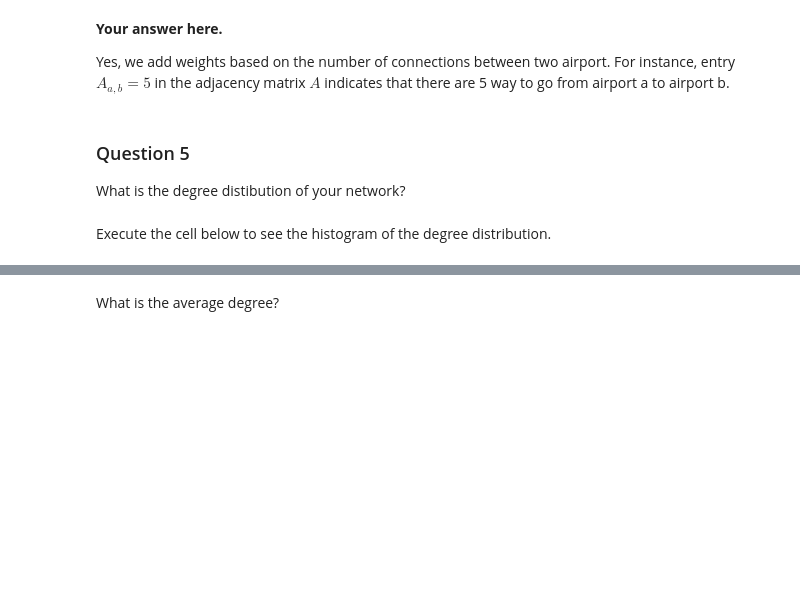
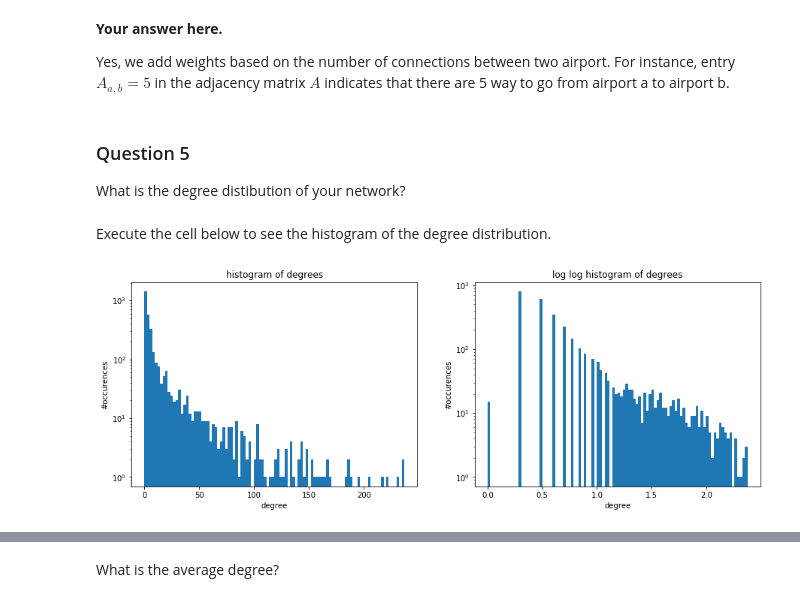
Before and after one commit to rusucosmin/ntp, a Jupyter notebook: 1_network_properties.ipynb, the cells around one changed output, grey strips where cells are left out. Saved outputs shown, nothing was run; the diff lists cells and outputs as text; code cells hidden in the pictures; blank space fills up the shorter version.

```diff
--- a/1_network_properties.ipynb
+++ b/1_network_properties.ipynb
@@ -212,23 +245,25 @@ Execute the cell below to see the histogram of the degree distribution.
 # %%
 #modified to plots for nicer plotting
 weights = np.ones_like(degree)
 
 f, (ax1, ax2) = plt.subplots(ncols=2, figsize=(15, 5))
 
 ax1.set_title('histogram of degrees')
 ax1.set_xlabel('degree')
 ax1.set_ylabel('#occurences')
 ax1.hist(degree, weights=weights, bins=100, log=True)
 
 ax2.set_title('log log histogram of degrees')
 ax2.set_xlabel('degree')
 ax2.set_ylabel('#occurences')
 
 # use degree + 1 so we can do log log ...
 ax2.hist(np.log10(degree+1), weights=weights, bins=100, log=True)
-ax2.set_xticklabels(["$10^%s$" % i for i in range(max(degree))])
+#ax2.set_xticklabels(["$10^%s$" % i for i in range(max(degree))])
 
 plt.show()
+# %% [output]
+[figure, added]
 # %%
 #check number of isolated nodes
 print('we have {} isolated nodes'.format(np.where(degree == 0, 1, 0).sum()))
```
Also changed, not shown: parts of 14 cells of this notebook.
